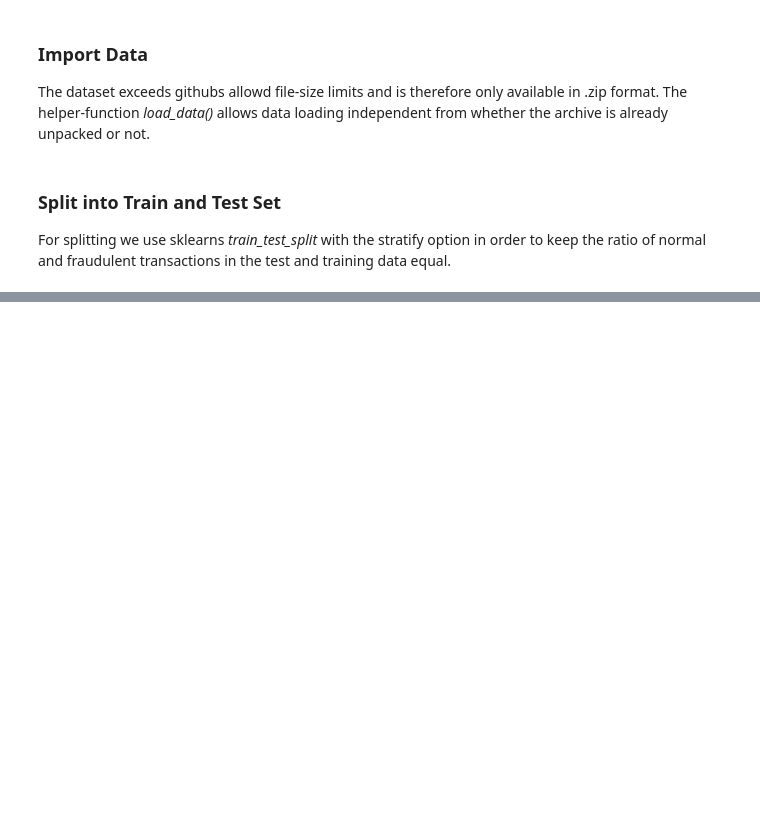
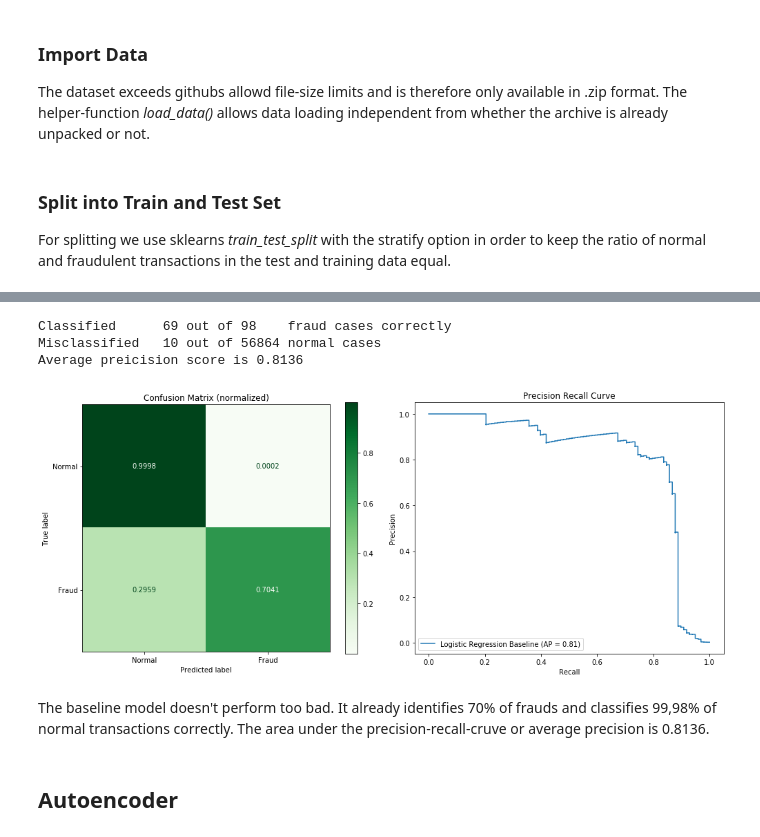
Before and after one commit to janedoesrepo/Autoencoder-ImbalancedCreditData, a Jupyter notebook: dealing_with_imbalanced_data.ipynb, the cells around one changed output, grey strips where cells are left out. Saved outputs shown, nothing was run; the diff lists cells and outputs as text; code cells hidden in the pictures; blank space fills up the shorter version.

```diff
--- a/dealing_with_imbalanced_data.ipynb
+++ b/dealing_with_imbalanced_data.ipynb
@@ -60,8 +61,11 @@ print(tf.__version__)
 # %%
 seed = 1
 tf.random.set_seed(42)
+pd.set_option('precision', 2)
 accuracy = 'average_precision' # equals to area under recall precision curve
 lr_max_iterations = 10000 # increased max_iter to allow lbfgs-solver converging
+
+results = []
 # %% [markdown]
 ## Data Preparation
 # %% [markdown]
@@ -361,6 +133,0 @@ log_reg = LogisticRegressionCV(Cs=5, scoring=accuracy, max_iter=lr_max_iteration
-# %%
-model = Pipeline([
-        ('sampling', rus),
-        ('transformer', StandardScaler()),
-        ('classification', log_reg)])
-model.fit(X_train, y_train)
@@ -440,0 +139,43 @@ ValueError: a must be 1-dimensional
+# %%
+def evaluate_model(test_data, estimator, name='Not specified'):
+
+    X_test = test_data[0]
+    y_test = test_data[1]
+
+    num_fraud_cases_in_test = len(y_test[y_test==1])
+    num_normal_cases_in_test = len(y_test[y_test==0])
+
+    predictions = estimator.predict(X_test)
+    cm = confusion_matrix(y_test, predictions)
+
+    # Plot normalized confusion matrix and precision recall curve
+    fig, axes = plt.subplots(1,2, figsize=(14,6))
+
+    plot_confusion_matrix(estimator, X_test, y_test, normalize='true',
+                          display_labels=['Normal', 'Fraud'], cmap='Greens', values_format=".4f", ax=axes[0])
+    axes[0].set_title('Confusion Matrix (normalized)')
+
+    prc = plot_precision_recall_curve(estimator, X_test, y_test, name=name, ax=axes[1])
+    axes[1].set_title('Precision Recall Curve')
+    plt.tight_layout()
+
+    # Print summary
+    print(f"Classified \t{cm[1,1]} out of {num_fraud_cases_in_test} \tfraud cases correctly")
+    print(f"Misclassified \t{cm[0,1]} out of {num_normal_cases_in_test} normal cases")
+    print(f"Average preicision score is {prc.average_precision:.4f}")
+
+    return [name, cm[1,1], cm[1,1]/num_fraud_cases_in_test*100, cm[0,1], prc.average_precision]
+# %%
+simple_LR = LogisticRegression(max_iter=lr_max_iterations, random_state=seed)
+simple_LR.fit(X_train_scaled, y_train)
+res = evaluate_model(test_data_scaled, simple_LR, name='Logistic Regression Baseline')
+results.append(res)
+# %% [output]
+Classified      69 out of 98    fraud cases correctly
+Misclassified   10 out of 56864 normal cases
+Average preicision score is 0.8136
+[figure, added]
+# %% [markdown]
+The baseline model doesn't perform too bad. It already identifies 70% of frauds and classifies 99,98% of normal transactions correctly. The area under the precision-recall-cruve or average precision is 0.8136.
+# %% [markdown]
+## Autoencoder
```
Also changed, not shown: parts of 73 cells of this notebook, 20 other files.
